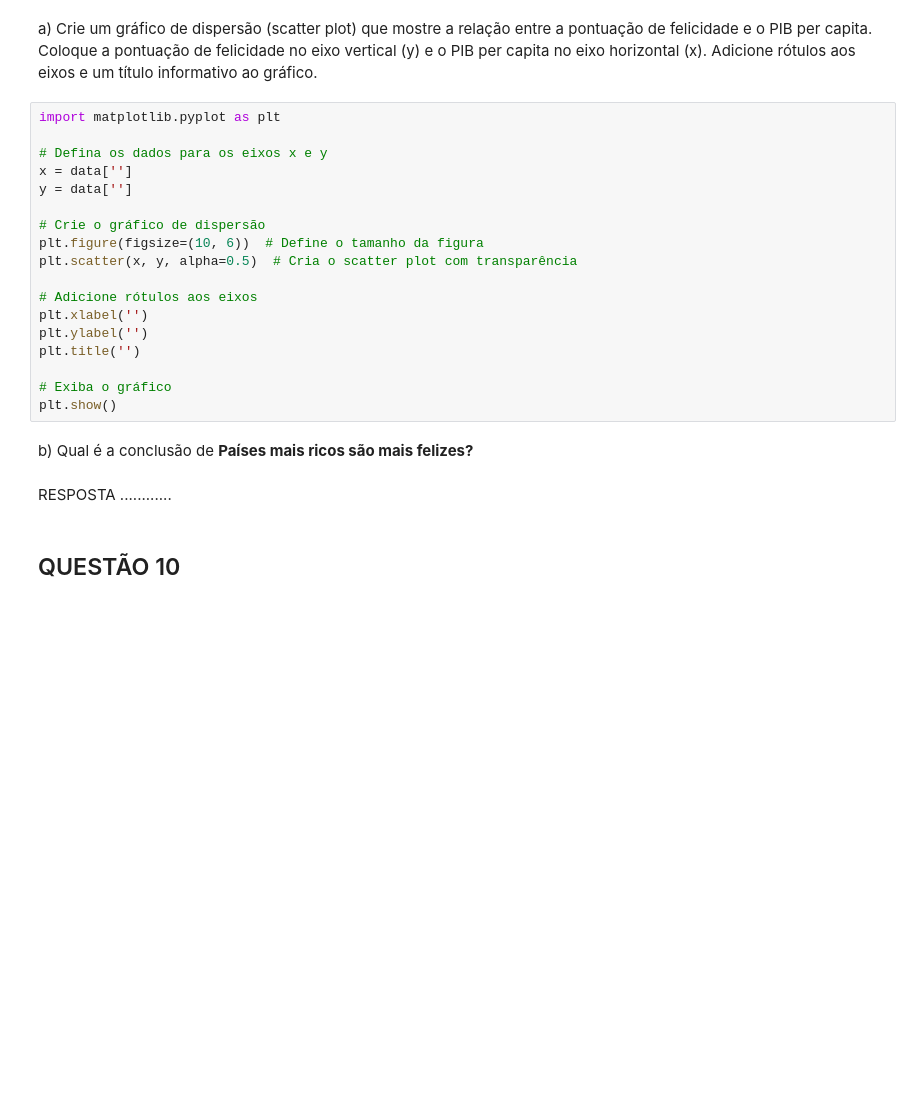
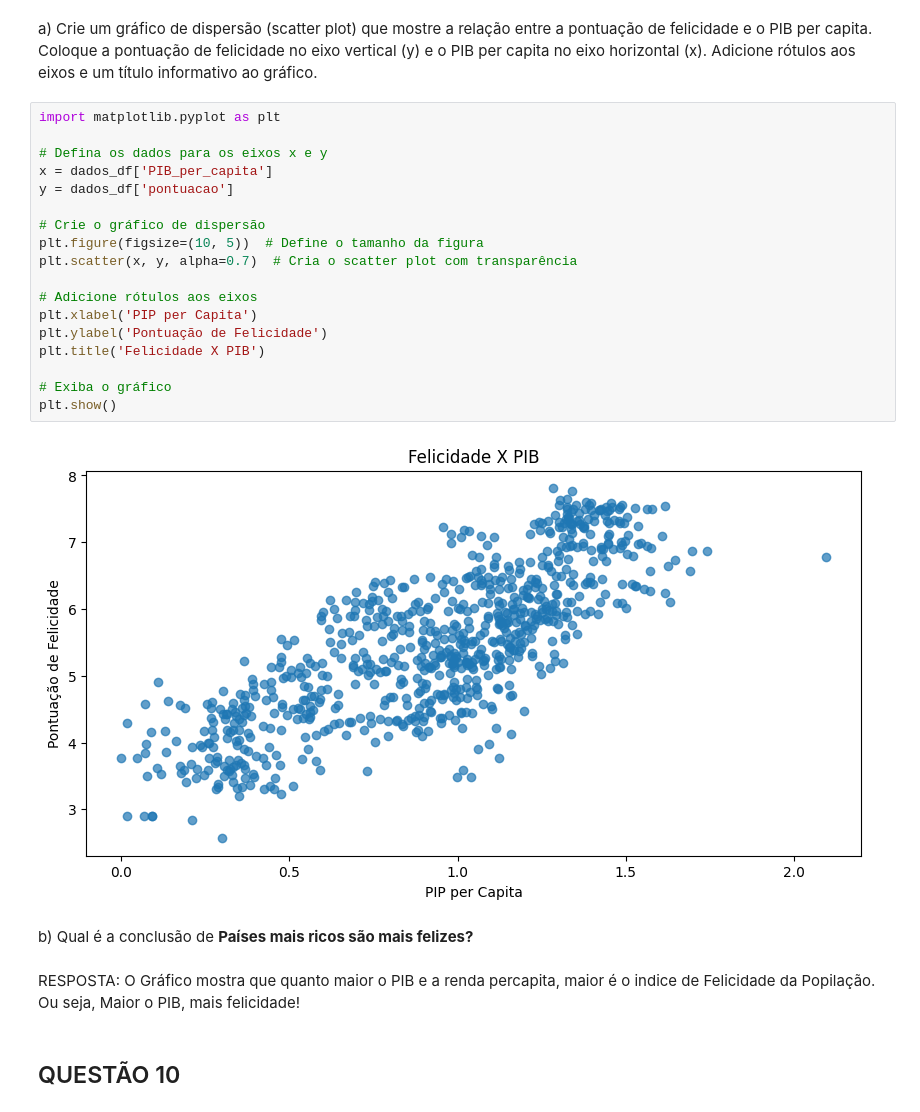
Before and after one commit to tiagocazali/FEAdev, a Jupyter notebook: Lista_5.ipynb, the cells around one changed output. Cells and saved outputs as stored; diff of their text form; blank space fills up the shorter version.

```diff
--- a/Lista_5.ipynb
+++ b/Lista_5.ipynb
@@ -435,25 +436,27 @@ a) Crie um gráfico de dispersão (scatter plot) que mostre a relação entre a
 # %%
 import matplotlib.pyplot as plt
 
 # Defina os dados para os eixos x e y
-x = data['']
-y = data['']
+x = dados_df['PIB_per_capita']
+y = dados_df['pontuacao']
 
 # Crie o gráfico de dispersão
-plt.figure(figsize=(10, 6))  # Define o tamanho da figura
-plt.scatter(x, y, alpha=0.5)  # Cria o scatter plot com transparência
+plt.figure(figsize=(10, 5))  # Define o tamanho da figura
+plt.scatter(x, y, alpha=0.7)  # Cria o scatter plot com transparência
 
 # Adicione rótulos aos eixos
-plt.xlabel('')
-plt.ylabel('')
-plt.title('')
+plt.xlabel('PIP per Capita')
+plt.ylabel('Pontuação de Felicidade')
+plt.title('Felicidade X PIB')
 
 # Exiba o gráfico
 plt.show()
+# %% [output]
+[figure, added]
 # %% [markdown]
 b) Qual é a conclusão de **Países mais ricos são mais felizes?**
-# %% [markdown]
-RESPOSTA  ............
+# %% [markdown]
+RESPOSTA: O Gráfico mostra que quanto maior o PIB e a renda percapita, maior é o indice de Felicidade da Popilação. Ou seja, Maior o PIB, mais felicidade!
 # %% [markdown]
 ## QUESTÃO 10
 # %% [markdown]
```
Also changed, not shown: parts of 7 cells of this notebook.
